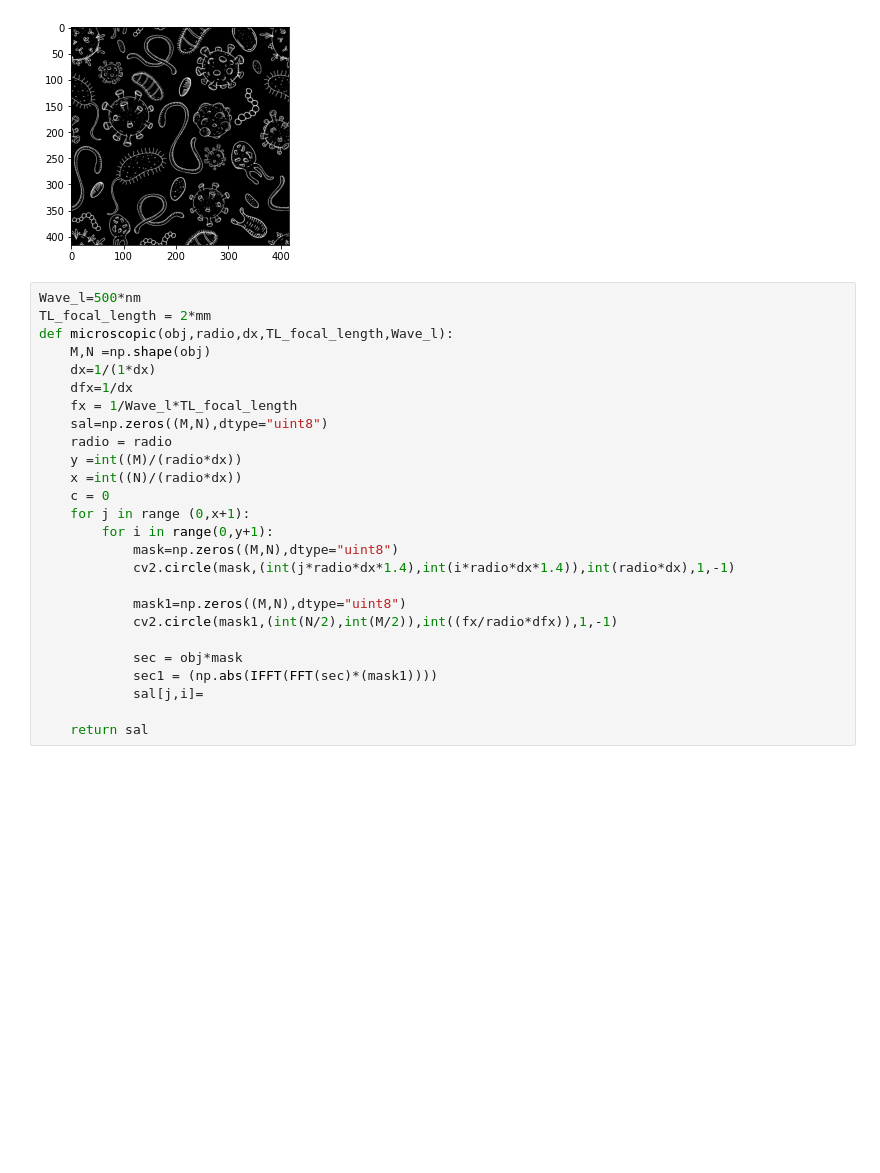
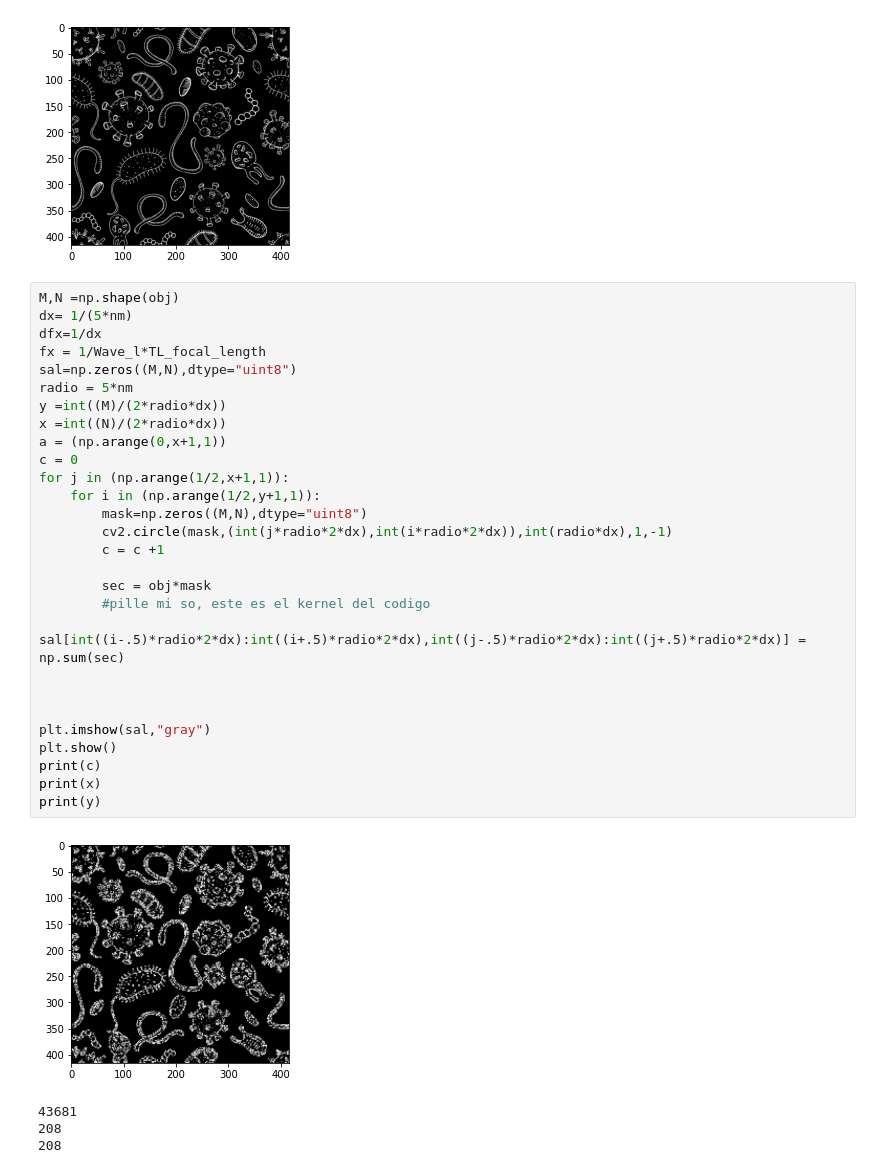
Before and after one commit to JuanDaAC/Los-tres-opticos, a Jupyter notebook: Proyecto - copia.ipynb, the cells around one changed output. Drawn from its saved outputs; the diff is of its cells as text; blank space fills up the shorter version.

```diff
--- a/Proyecto - copia.ipynb
+++ b/Proyecto - copia.ipynb
@@ -29,28 +29,35 @@ plt.show()
 # %% [output]
 [figure]
 # %%
-Wave_l=500*nm
-TL_focal_length = 2*mm
-def microscopic(obj,radio,dx,TL_focal_length,Wave_l):
-    M,N =np.shape(obj)
-    dx=1/(1*dx)
-    dfx=1/dx
-    fx = 1/Wave_l*TL_focal_length
-    sal=np.zeros((M,N),dtype="uint8")
-    radio = radio
-    y =int((M)/(radio*dx))
-    x =int((N)/(radio*dx))
-    c = 0
-    for j in range (0,x+1):
-        for i in range(0,y+1):
-            mask=np.zeros((M,N),dtype="uint8")
-            cv2.circle(mask,(int(j*radio*dx*1.4),int(i*radio*dx*1.4)),int(radio*dx),1,-1)
+M,N =np.shape(obj)
+dx= 1/(5*nm)
+dfx=1/dx
+fx = 1/Wave_l*TL_focal_length
+sal=np.zeros((M,N),dtype="uint8")
+radio = 5*nm
+y =int((M)/(2*radio*dx))
+x =int((N)/(2*radio*dx))
+a = (np.arange(0,x+1,1))
+c = 0
+for j in (np.arange(1/2,x+1,1)):
+    for i in (np.arange(1/2,y+1,1)):
+        mask=np.zeros((M,N),dtype="uint8")
+        cv2.circle(mask,(int(j*radio*2*dx),int(i*radio*2*dx)),int(radio*dx),1,-1)
+        c = c +1
 
-            mask1=np.zeros((M,N),dtype="uint8")
-            cv2.circle(mask1,(int(N/2),int(M/2)),int((fx/radio*dfx)),1,-1)
+        sec = obj*mask
+        #pille mi so, este es el kernel del codigo
+        sal[int((i-.5)*radio*2*dx):int((i+.5)*radio*2*dx),int((j-.5)*radio*2*dx):int((j+.5)*radio*2*dx)] = np.sum(sec)
 
-            sec = obj*mask
-            sec1 = (np.abs(IFFT(FFT(sec)*(mask1))))
-            sal[j,i]=
 
-    return sal
+
+plt.imshow(sal,"gray")
+plt.show()
+print(c)
+print(x)
+print(y)
+# %% [output]
+[figure, added]
+43681
+208
+208
```
Also changed, not shown: parts of 12 cells of this notebook.
